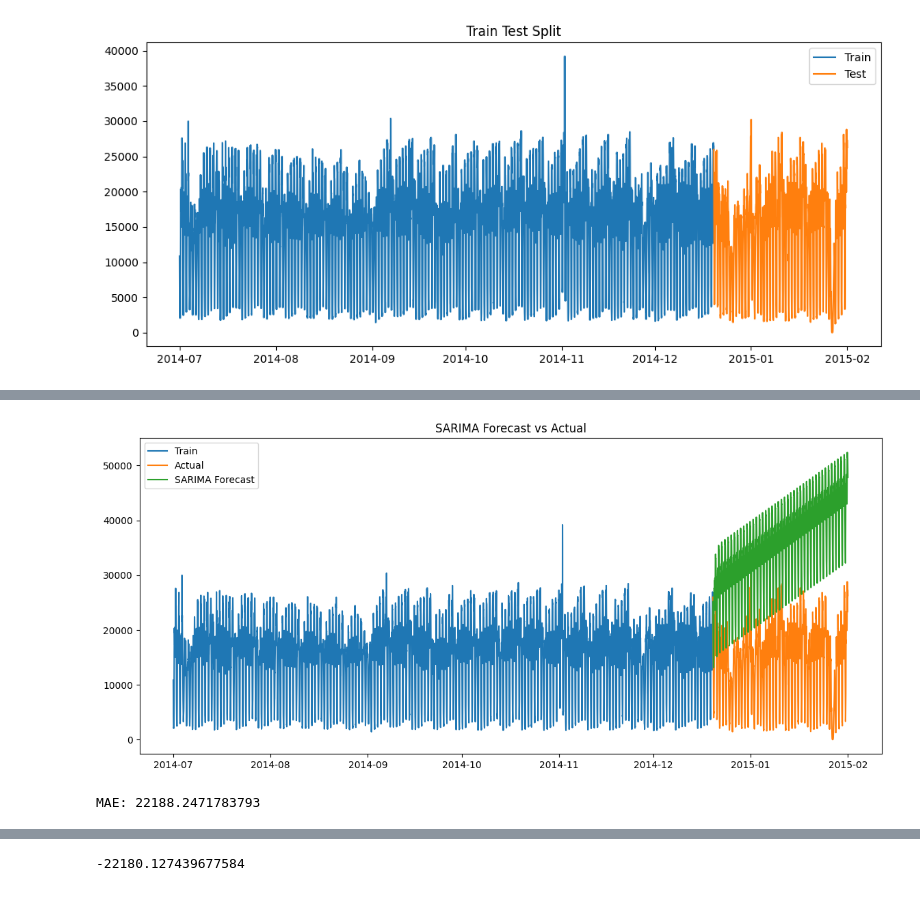
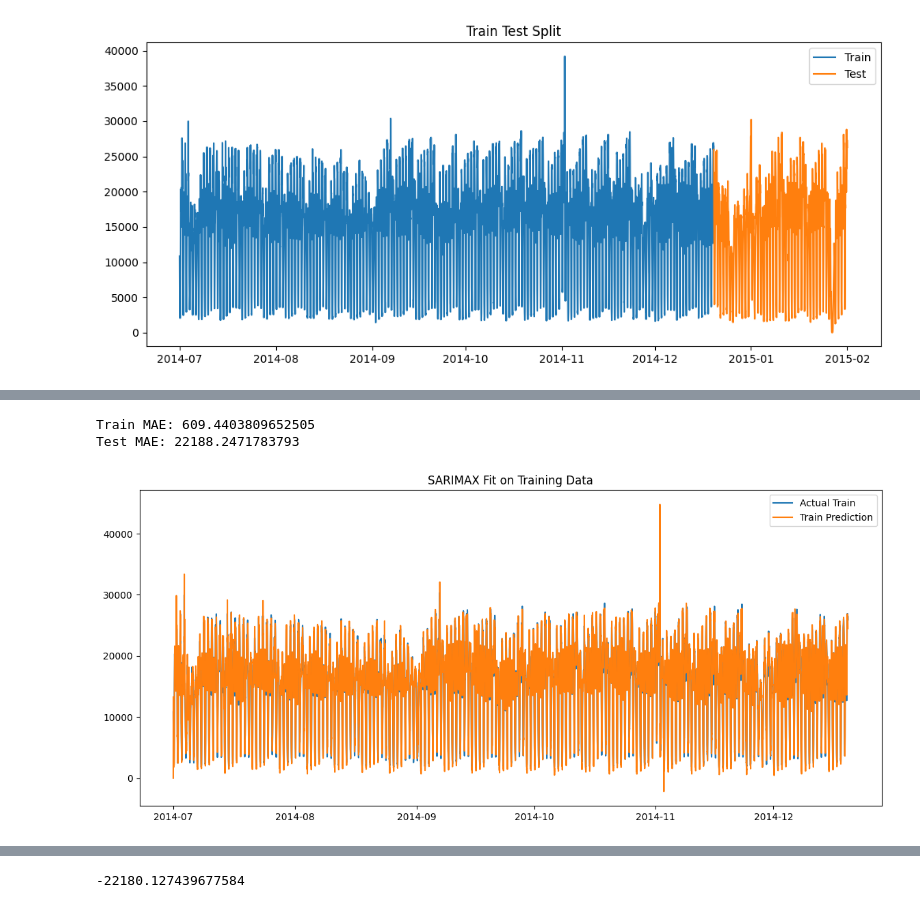
Before and after one commit to faizan23804/NYCtaxi_Anomaly_Detection, a Jupyter notebook: notebooks/testing.ipynb, the cells around one changed output, grey strips where cells are left out. Drawn from its saved outputs; the diff is of its cells as text; code cells hidden in the pictures.

```diff
--- a/notebooks/testing.ipynb
+++ b/notebooks/testing.ipynb
@@ -109,27 +111,36 @@ Covariance Type:                              opg
 
 Warnings:
 [1] Covariance matrix calculated using the outer product of gradients (complex-step).
+# %%
+train_pred = results.predict(
+    start=train.index[0],
+    end=train.index[-1]
+)
 # %%
 forecast = results.predict(
     start=test.index[0],
     end=test.index[-1],
     dynamic=False
 )
-# %%
-plt.figure(figsize=(14,6))
-
-plt.plot(train.index, train['passengers'], label="Train")
-plt.plot(test.index, test['passengers'], label="Actual")
-plt.plot(forecast.index, forecast, label="SARIMA Forecast")
-
-plt.legend()
-plt.title("SARIMA Forecast vs Actual")
-plt.show()
-# %% [output]
-[figure, removed]
 # %%
-mae = mean_absolute_error(test['passengers'], forecast)
+train_mae = mean_absolute_error(train['passengers'], train_pred)
+test_mae = mean_absolute_error(test['passengers'], forecast)
 
-print("MAE:", mae)
+print("Train MAE:", train_mae)
+print("Test MAE:", test_mae)
 # %% [output]
-MAE: 22188.2471783793
+Train MAE: 609.4403809652505
+Test MAE: 22188.2471783793
+# %%
+import matplotlib.pyplot as plt
+
+plt.figure(figsize=(14,6))
+
+plt.plot(train.index, train['passengers'], label='Actual Train')
+plt.plot(train.index, train_pred, label='Train Prediction')
+
+plt.title("SARIMAX Fit on Training Data")
+plt.legend()
+plt.show()
+# %% [output]
+[figure, added]
```
Also changed, not shown: parts of 4 cells of this notebook, 2 other files.
